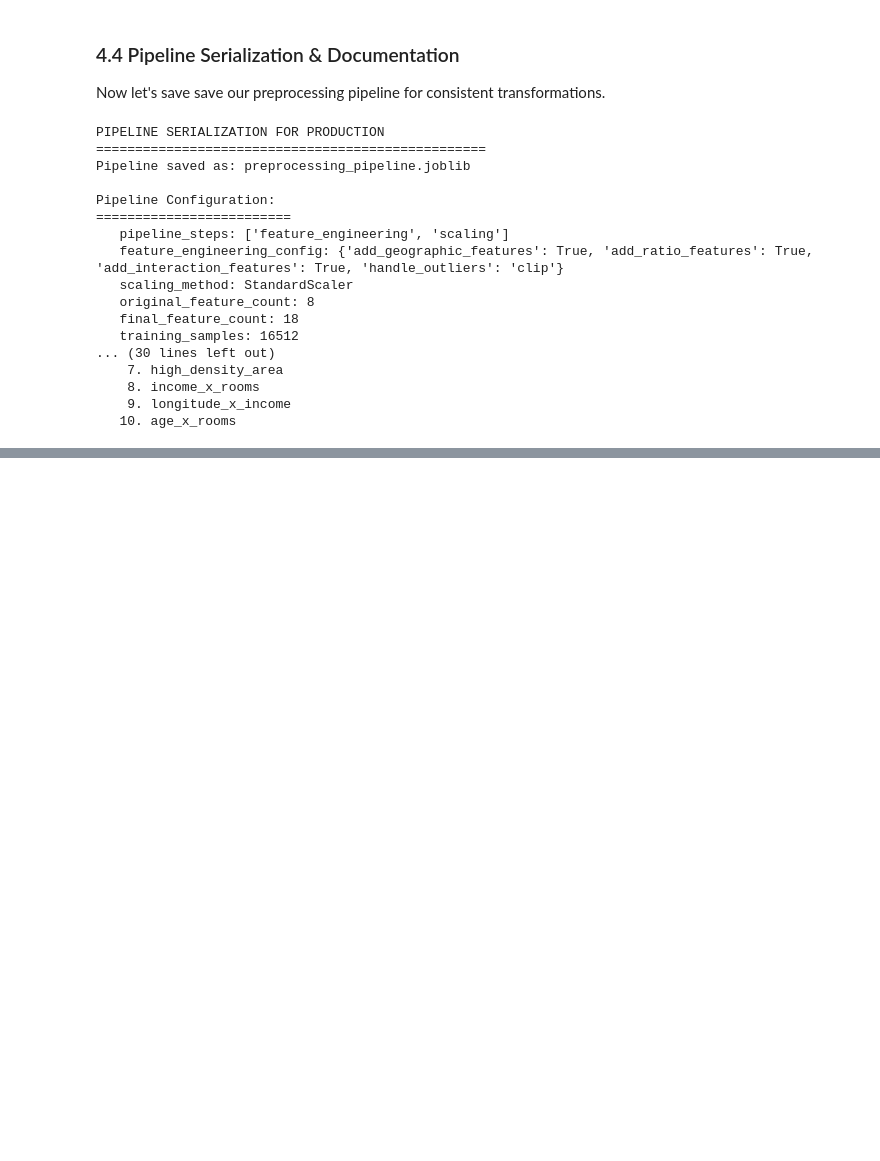
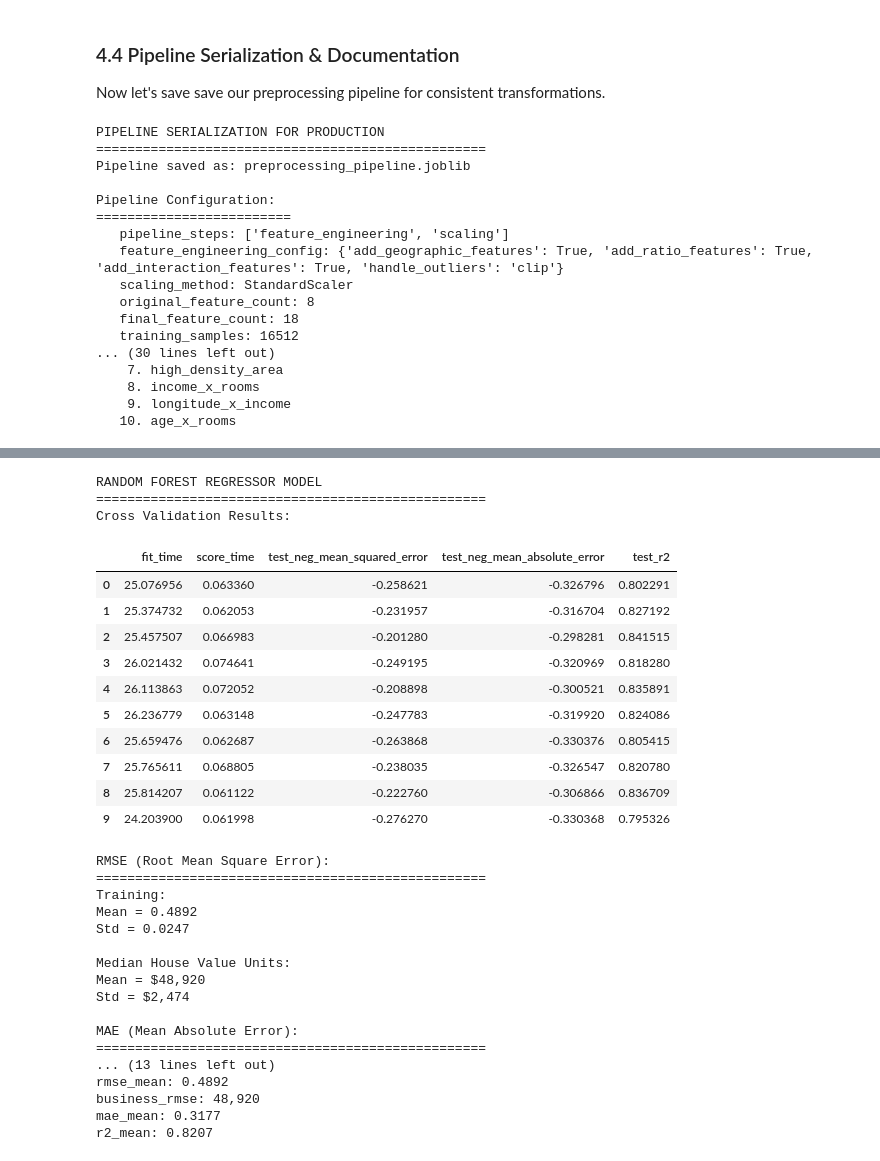
Before and after one commit to gosaye0/ML-Main, a Jupyter notebook: courses/hands_on_ml/ch02_end_to_end_project/ch02_end_to_end_project.ipynb, the cells around one changed output, grey strips where cells are left out. Drawn from its saved outputs; the diff is of its cells as text; code cells hidden in the pictures; blank space fills up the shorter version.

```diff
--- a/courses/hands_on_ml/ch02_end_to_end_project/ch02_end_to_end_project.ipynb
+++ b/courses/hands_on_ml/ch02_end_to_end_project/ch02_end_to_end_project.ipynb
@@ -1485,0 +1657,79 @@ Pipeline Configuration:
+# %%
+print("RANDOM FOREST REGRESSOR MODEL")
+print("=" * 50)
+
+from sklearn.ensemble import RandomForestRegressor
+
+forest_reg = make_pipeline(preprocessing_pipeline, RandomForestRegressor())
+forest_cv_scores = cross_validate(
+    forest_reg,
+    X_train,
+    y_train,
+    cv = 10,
+    scoring=['neg_mean_squared_error', 'neg_mean_absolute_error', 'r2']
+)
+
+print("Cross Validation Results:")
+forest_cv_df = pd.DataFrame(forest_cv_scores)
+display(forest_cv_df)
+
+print("RMSE (Root Mean Square Error):")
+print("=" * 50)
+forest_rmse_scores = np.sqrt(-forest_cv_df['test_neg_mean_squared_error'])
+print(f"Training: \nMean = {forest_rmse_scores.mean():.4f} \nStd = {forest_rmse_scores.std():.4f}")
+print(f"\nMedian House Value Units:\nMean = ${forest_rmse_scores.mean() * 100000:,.0f} \nStd = ${forest_rmse_scores.std()* 100000:,.0f}")
+
+print("\nMAE (Mean Absolute Error):")
+print("=" * 50)
+forest_mea_scores = -forest_cv_df['test_neg_mean_absolute_error']
+print(f"Training: \nMean = {forest_mea_scores.mean():.4f} \nStd = {forest_mea_scores.std():.4f}")
+
+print("\nR² (Coffiecient of Determination):")
+print("=" * 50)
+forest_r2_scores  = forest_cv_df['test_r2']
+print(f"Training: \nMean = {forest_r2_scores.mean():.4f} \nStd = {forest_r2_scores.std():.4f}")
+
+forest_reg_results = {
+    'model': 'RANDOM FOREST',
+    'rmse_mean': f"{forest_rmse_scores.mean():.4f}",
+    'business_rmse': f"{forest_rmse_scores.mean() * 100000:,.0f}",
+    'mae_mean': f"{forest_mea_scores.mean():.4f}",
+    'r2_mean': f"{forest_r2_scores.mean():.4f}"
+}
+
+print('\nRANDOM FOREST REGRESSOR:')
+print("=" * 50)
+for key, value in forest_reg_results.items():
+    print(f"{key}: {value}")
+# %% [output]
+RANDOM FOREST REGRESSOR MODEL
+==================================================
+Cross Validation Results:
+|  | fit_time | score_time | test_neg_mean_squared_error | test_neg_mean_absolute_error | test_r2 |
+| 0 | 25.076956 | 0.063360 | -0.258621 | -0.326796 | 0.802291 |
+| 1 | 25.374732 | 0.062053 | -0.231957 | -0.316704 | 0.827192 |
+| 2 | 25.457507 | 0.066983 | -0.201280 | -0.298281 | 0.841515 |
+| 3 | 26.021432 | 0.074641 | -0.249195 | -0.320969 | 0.818280 |
+| 4 | 26.113863 | 0.072052 | -0.208898 | -0.300521 | 0.835891 |
+| 5 | 26.236779 | 0.063148 | -0.247783 | -0.319920 | 0.824086 |
+| 6 | 25.659476 | 0.062687 | -0.263868 | -0.330376 | 0.805415 |
+| 7 | 25.765611 | 0.068805 | -0.238035 | -0.326547 | 0.820780 |
+| 8 | 25.814207 | 0.061122 | -0.222760 | -0.306866 | 0.836709 |
+| 9 | 24.203900 | 0.061998 | -0.276270 | -0.330368 | 0.795326 |
+RMSE (Root Mean Square Error):
+==================================================
+Training:
+Mean = 0.4892
+Std = 0.0247
+
+Median House Value Units:
+Mean = $48,920
+Std = $2,474
+
+MAE (Mean Absolute Error):
+==================================================
+... (13 lines left out)
+rmse_mean: 0.4892
+business_rmse: 48,920
+mae_mean: 0.3177
+r2_mean: 0.8207
```
Also changed, not shown: parts of 16 cells of this notebook.
